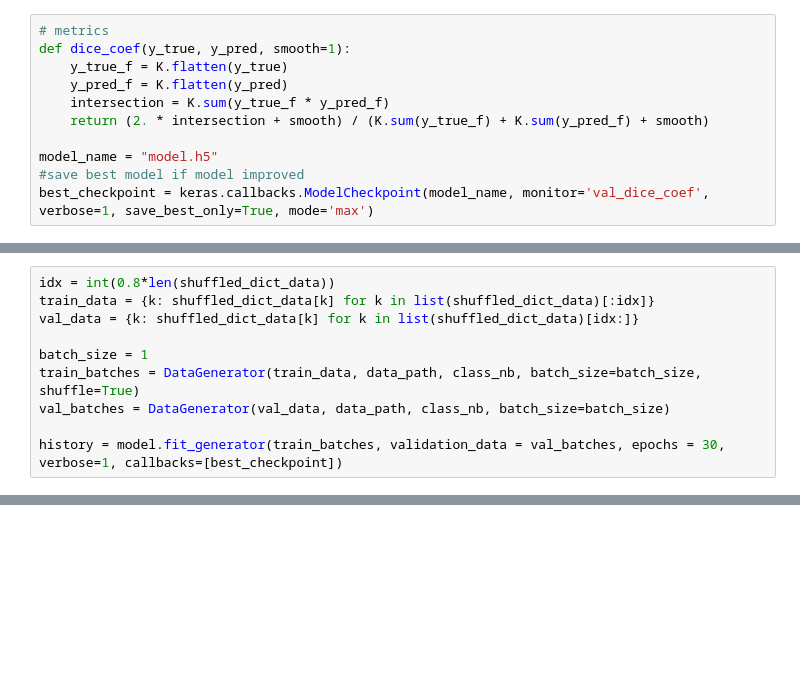
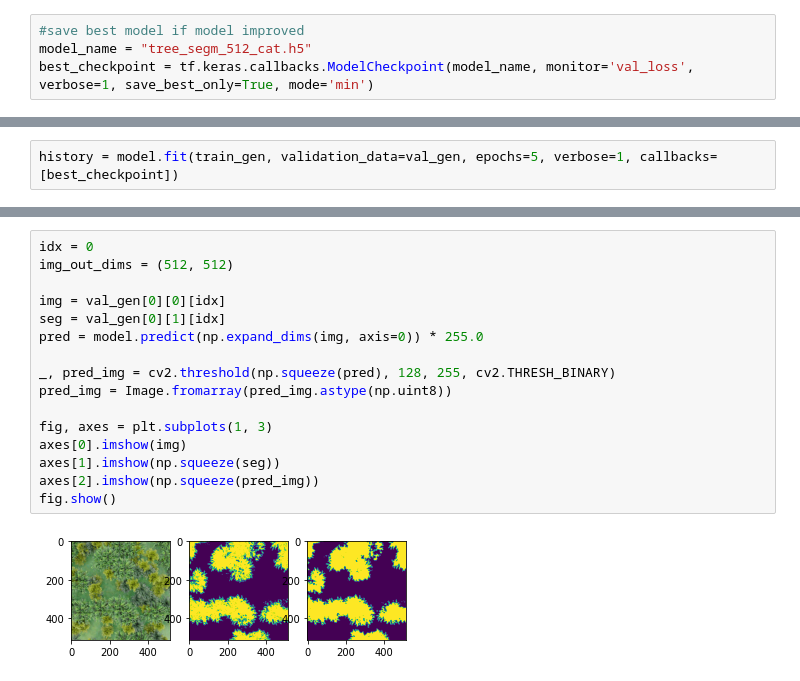
Before and after one commit to EParisot/ML_Tools, a Jupyter notebook: CNNs/Image_Segmentation/image_segmentation.ipynb, the cells around one changed output, grey strips where cells are left out. Drawn from its saved outputs; the diff is of its cells as text; blank space fills up the shorter version.

```diff
--- a/CNNs/Image_Segmentation/image_segmentation.ipynb
+++ b/CNNs/Image_Segmentation/image_segmentation.ipynb
@@ -120,11 +163,4 @@ for batch in train_batches:
 # %%
-# metrics
-def dice_coef(y_true, y_pred, smooth=1):
-    y_true_f = K.flatten(y_true)
-    y_pred_f = K.flatten(y_pred)
-    intersection = K.sum(y_true_f * y_pred_f)
-    return (2. * intersection + smooth) / (K.sum(y_true_f) + K.sum(y_pred_f) + smooth)
-
-model_name = "model.h5"
 #save best model if model improved
-best_checkpoint = keras.callbacks.ModelCheckpoint(model_name, monitor='val_dice_coef', verbose=1, save_best_only=True, mode='max')
+model_name = "tree_segm_512_cat.h5"
+best_checkpoint = tf.keras.callbacks.ModelCheckpoint(model_name, monitor='val_loss', verbose=1, save_best_only=True, mode='min')
@@ -199,10 +166,0 @@ ________________________________________________________________________________
-# %%
-idx = int(0.8*len(shuffled_dict_data))
-train_data = {k: shuffled_dict_data[k] for k in list(shuffled_dict_data)[:idx]}
-val_data = {k: shuffled_dict_data[k] for k in list(shuffled_dict_data)[idx:]}
-
-batch_size = 1
-train_batches = DataGenerator(train_data, data_path, class_nb, batch_size=batch_size, shuffle=True)
-val_batches = DataGenerator(val_data, data_path, class_nb, batch_size=batch_size)
-
-history = model.fit_generator(train_batches, validation_data = val_batches, epochs = 30, verbose=1, callbacks=[best_checkpoint])
@@ -227,3 +167,5 @@ Epoch 00030: val_dice_coef improved from 0.90334 to 0.90580, saving model to mod
+# %%
+history = model.fit(train_gen, validation_data=val_gen, epochs=5, verbose=1, callbacks=[best_checkpoint])
 # %%
 #print History graph
 historydf = pd.DataFrame(history.history, index=history.epoch)
@@ -270,0 +173,18 @@ for batch in val_batches:
+# %%
+idx = 0
+img_out_dims = (512, 512)
+
+img = val_gen[0][0][idx]
+seg = val_gen[0][1][idx]
+pred = model.predict(np.expand_dims(img, axis=0)) * 255.0
+
+_, pred_img = cv2.threshold(np.squeeze(pred), 128, 255, cv2.THRESH_BINARY)
+pred_img = Image.fromarray(pred_img.astype(np.uint8))
+
+fig, axes = plt.subplots(1, 3)
+axes[0].imshow(img)
+axes[1].imshow(np.squeeze(seg))
+axes[2].imshow(np.squeeze(pred_img))
+fig.show()
+# %% [output]
+[figure, added]
```
Also changed, not shown: parts of 15 cells of this notebook, 7 other files.
